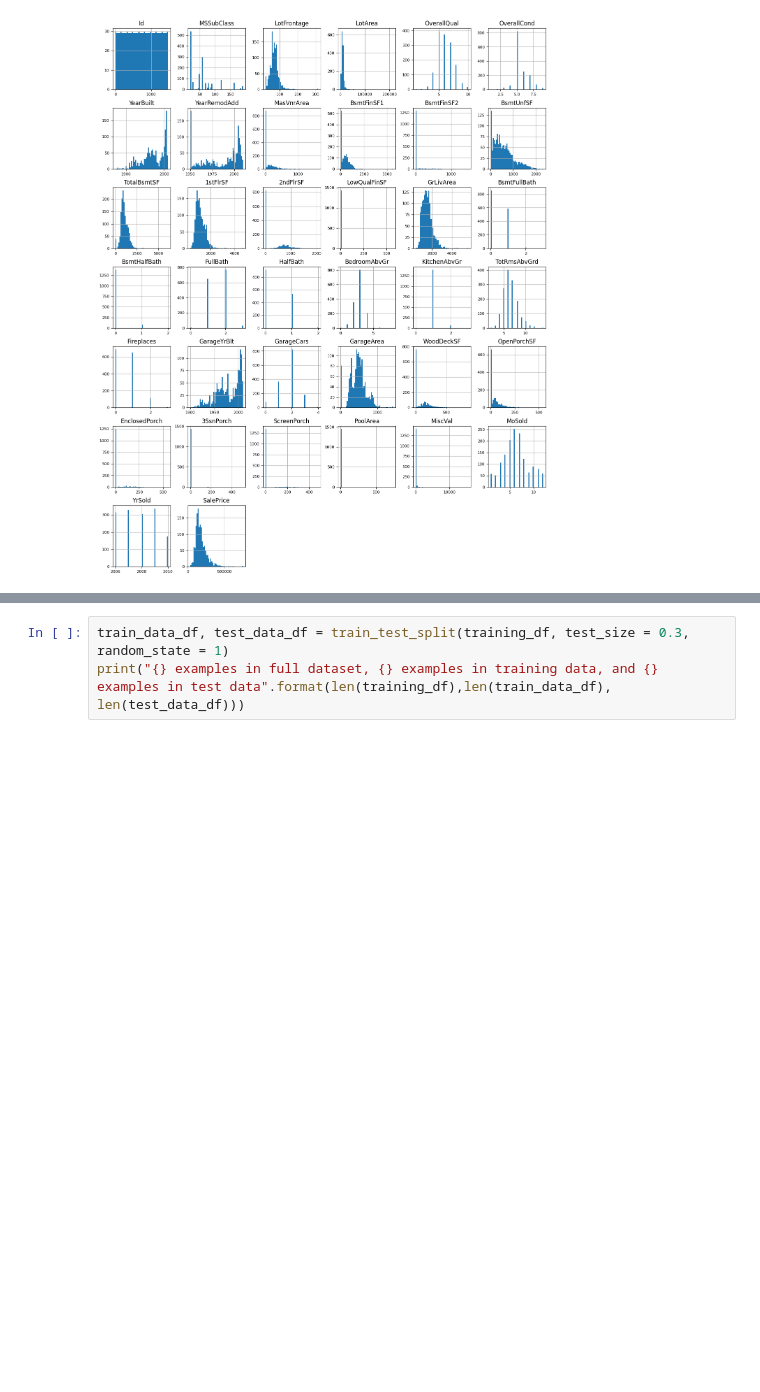
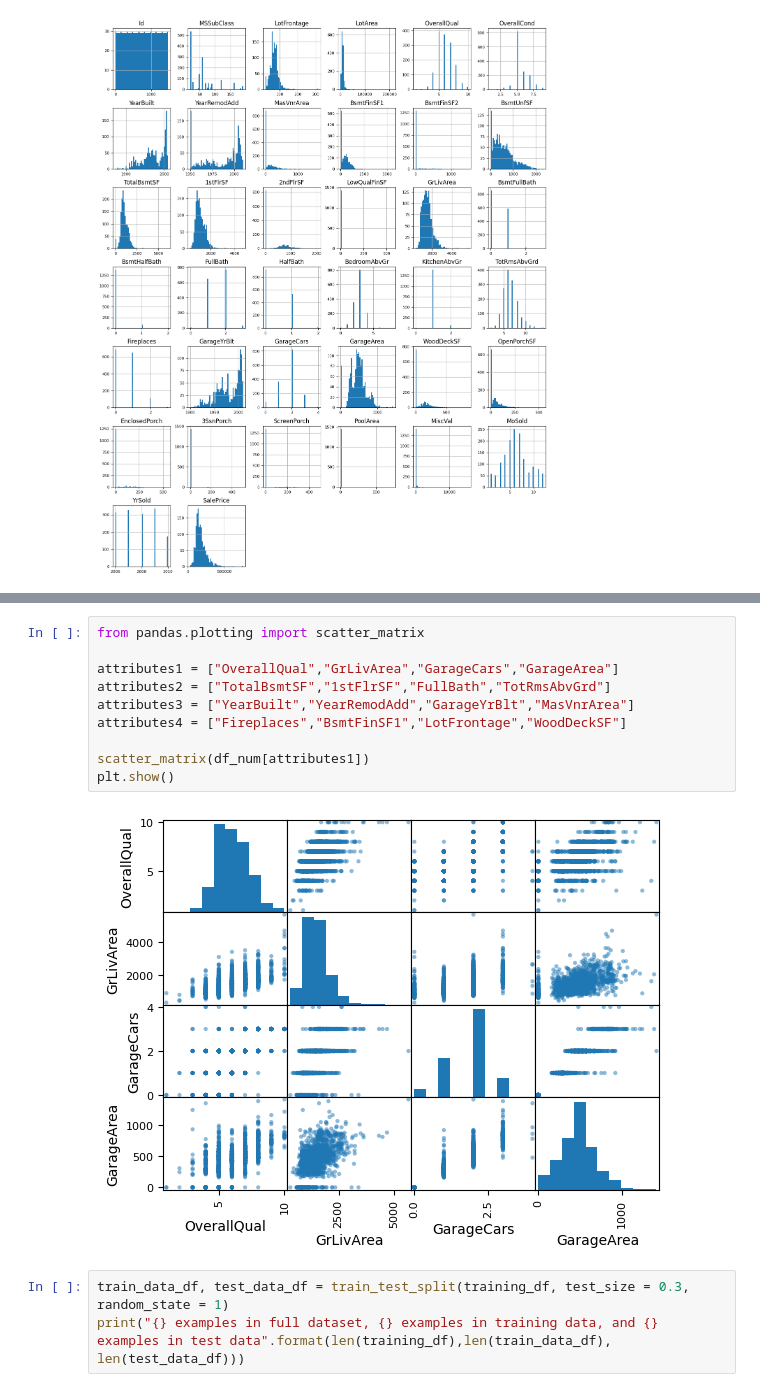
Before and after one commit to Jedwards5/kaggle_projects, a Jupyter notebook: house-prices-advanced-regression-techniques.ipynb, the cells around one changed output, grey strips where cells are left out. Saved outputs shown, nothing was run; the diff lists cells and outputs as text; blank space fills up the shorter version.

```diff
--- a/house-prices-advanced-regression-techniques.ipynb
+++ b/house-prices-advanced-regression-techniques.ipynb
@@ -109,3 +131,15 @@ df_num.hist(figsize=(16, 20), bins=50, xlabelsize=8, ylabelsize=8);
+# %%
+from pandas.plotting import scatter_matrix
+
+attributes1 = ["OverallQual","GrLivArea","GarageCars","GarageArea"]
+attributes2 = ["TotalBsmtSF","1stFlrSF","FullBath","TotRmsAbvGrd"]
+attributes3 = ["YearBuilt","YearRemodAdd","GarageYrBlt","MasVnrArea"]
+attributes4 = ["Fireplaces","BsmtFinSF1","LotFrontage","WoodDeckSF"]
+
+scatter_matrix(df_num[attributes1])
+plt.show()
+# %% [output]
+[figure, added]
 # %%
 train_data_df, test_data_df = train_test_split(training_df, test_size = 0.3, random_state = 1)
 print("{} examples in full dataset, {} examples in training data, and {} examples in test data".format(len(training_df),len(train_data_df), len(test_data_df)))
```
Also changed, not shown: parts of 4 cells of this notebook.
